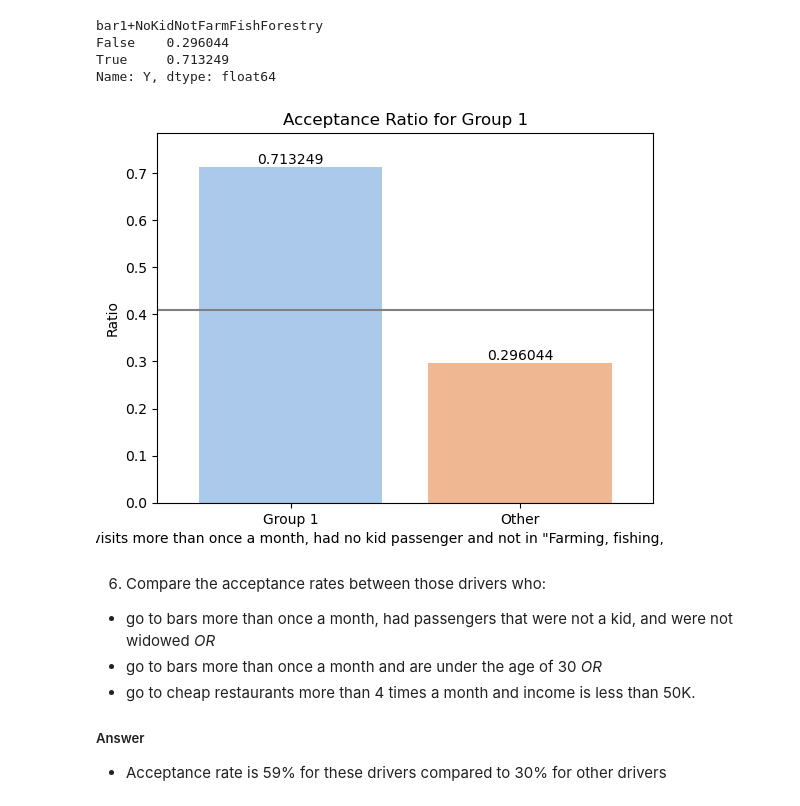
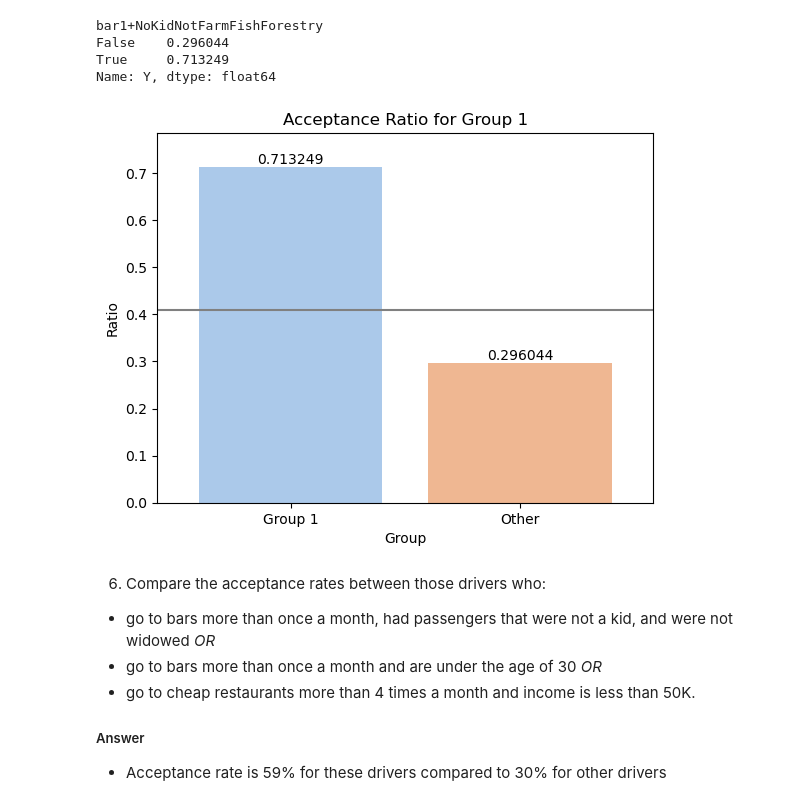
Before and after one commit to jullylau/UCB_Amazon_Coupon, a Jupyter notebook: assignment_5_1_JL.ipynb, the cells around one changed output. Saved outputs shown, nothing was run; the diff lists cells and outputs as text; code cells hidden in the pictures.

```diff
--- a/assignment_5_1_JL.ipynb
+++ b/assignment_5_1_JL.ipynb
@@ -371,16 +371,16 @@ Name: Y, dtype: float64
 # %%
 barData['Group1'] = barData['bar1+NoKidNotFarmFishForestry'].map({True: 'Group 1', False: 'Other'})
 barData['Group1'] = pd.Categorical(barData['Group1'], ['Group 1', 'Other'])
 
 ax = sns.barplot(data=barData, x='Group1', y='Y', estimator='mean', errorbar=None)
 ax.bar_label(ax.containers[0], fontsize=10);
 plt.margins(0.1)
-ax.set(xlabel='Bar visits for Group 1 ', ylabel='Ratio')
+ax.set(xlabel='Group', ylabel='Ratio')
 ax.axhline(y = 0.41,  color = "gray")
 plt.title('Acceptance Ratio for Group 1')
 plt.savefig('images/bar_coupon_rate_for_group_1')
 # %% [output]
-[figure, old version]
+[figure, new version]
 # %% [markdown]
 6. Compare the acceptance rates between those drivers who:
 
```
Also changed, not shown: 1 other file.
